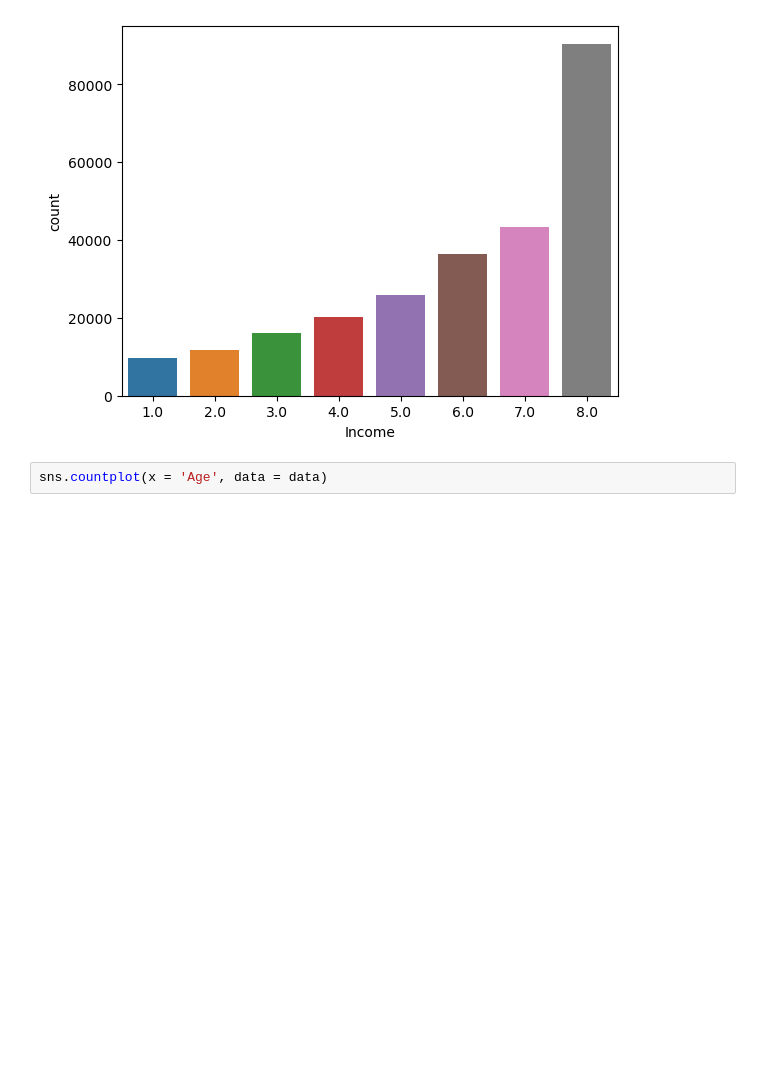
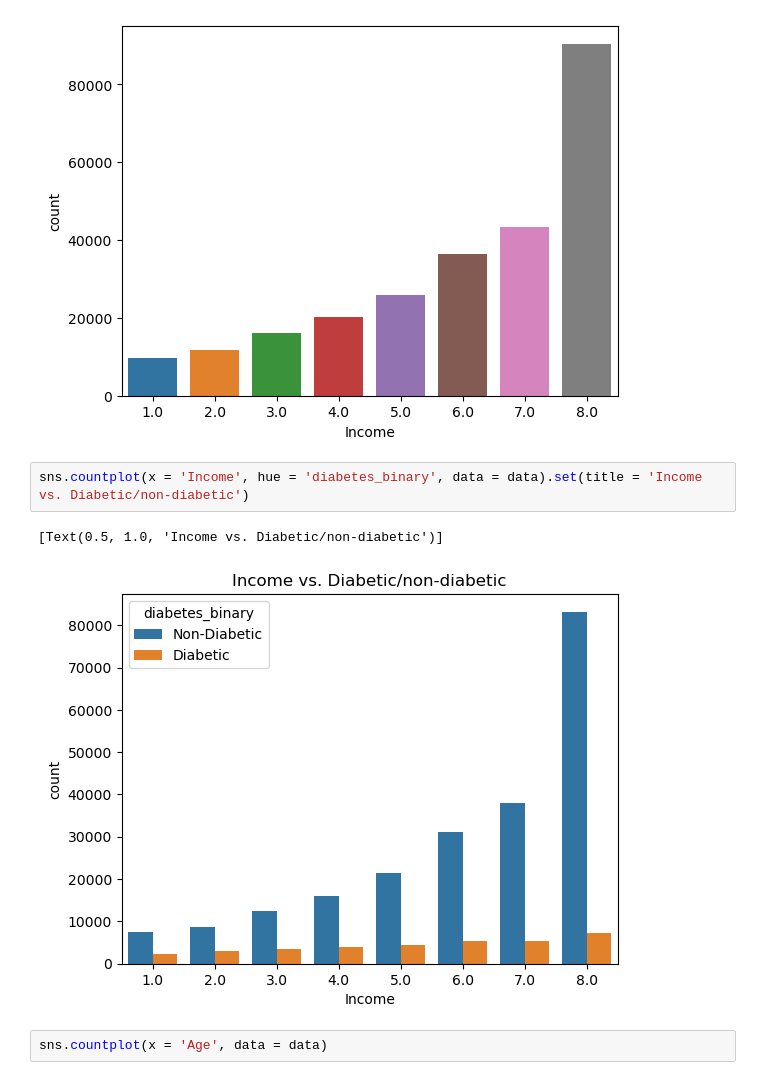
Before and after one commit to egehanyorulmaz/diabetes-prediction, a Jupyter notebook: Diabetes_Health_Prediction_EDA.ipynb, the cells around one changed output. Cells and saved outputs as stored; diff of their text form; blank space fills up the shorter version.

```diff
--- a/Diabetes_Health_Prediction_EDA.ipynb
+++ b/Diabetes_Health_Prediction_EDA.ipynb
@@ -99,6 +101,11 @@ sns.countplot(x = 'Income', data = data)
 # %% [output]
 <AxesSubplot:xlabel='Income', ylabel='count'>
 [figure]
+# %%
+sns.countplot(x = 'Income', hue = 'diabetes_binary', data = data).set(title = 'Income vs. Diabetic/non-diabetic')
+# %% [output]
+[Text(0.5, 1.0, 'Income vs. Diabetic/non-diabetic')]
+[figure, added]
 # %%
 sns.countplot(x = 'Age', data = data)
 # %% [output]
```
Also changed, not shown: parts of 17 cells of this notebook.
